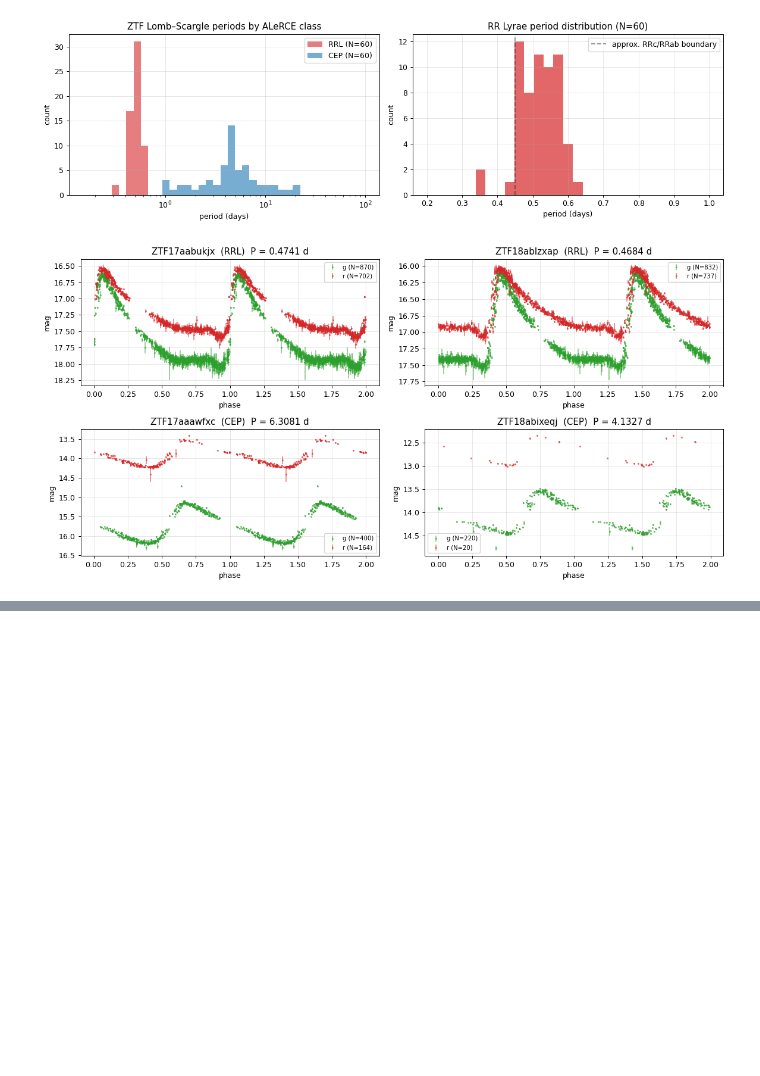
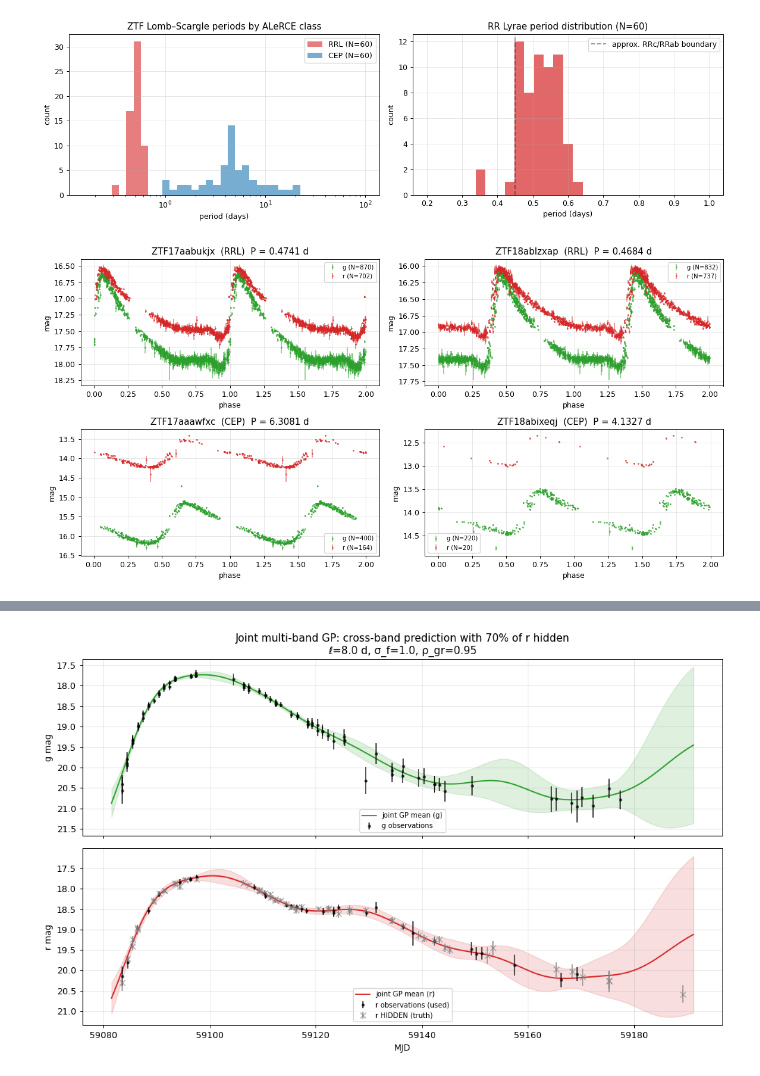
Before and after one commit to fforster/AS4501, a Jupyter notebook: Timeseries/timeseries_examples.ipynb, the cells around one changed output, grey strips where cells are left out. Drawn from its saved outputs; the diff is of its cells as text; code cells hidden in the pictures; blank space fills up the shorter version.

```diff
--- a/Timeseries/timeseries_examples.ipynb
+++ b/Timeseries/timeseries_examples.ipynb
@@ -1505,3 +1660,84 @@ plt.tight_layout(); plt.show()
+# %%
+def coreg_kernel(X1, X2, ell, sigma_f, B):
+    """X[:,0] = time,  X[:,1] = band index (0 or 1)."""
+    dt = X1[:, 0, None] - X2[None, :, 0]
+    kt = sigma_f**2 * np.exp(-0.5 * (dt / ell) ** 2)
+    b1 = X1[:, 1].astype(int)
+    b2 = X2[:, 1].astype(int)
+    kb = B[b1[:, None], b2[None, :]]
+    return kt * kb
+
+def fit_coreg(X_train, y_train, sigma_train, X_test, ell, sigma_f, rho):
+    """ICM with a parameterized band-correlation matrix B = [[1, rho],[rho, 1]]."""
+    B = np.array([[1.0, rho], [rho, 1.0]])
+    K   = coreg_kernel(X_train, X_train, ell, sigma_f, B) + np.diag(sigma_train**2)
+    K_s = coreg_kernel(X_test,  X_train, ell, sigma_f, B)
+    K_ss= coreg_kernel(X_test,  X_test,  ell, sigma_f, B)
+    L   = np.linalg.cholesky(K + 1e-6 * np.eye(len(K)))
+    alpha = np.linalg.solve(L.T, np.linalg.solve(L, y_train))
+    mu  = K_s @ alpha
+    v   = np.linalg.solve(L, K_s.T)
+    return mu, np.sqrt(np.clip(np.diag(K_ss - v.T @ v), 0, None))
+
+def stack(sn, hide_r_mask=None):
+    """Stack g and r into (X, y, sigma) arrays with a band column."""
+    t_g, y_g, s_g = map(np.asarray, (sn['t_g'], sn['y_g'], sn['s_g']))
+    t_r, y_r, s_r = map(np.asarray, (sn['t_r'], sn['y_r'], sn['s_r']))
+    if hide_r_mask is not None:
+        t_r, y_r, s_r = t_r[~hide_r_mask], y_r[~hide_r_mask], s_r[~hide_r_mask]
+    X = np.vstack([np.column_stack([t_g, np.zeros_like(t_g)]),
+                   np.column_stack([t_r, np.ones_like(t_r)])])
+    y = np.concatenate([y_g, y_r])
+    s = np.concatenate([s_g, s_r])
+    # subtract per-band means (zero-mean prior assumption)
+    means = np.array([y[X[:, 1] == 0].mean(), y[X[:, 1] == 1].mean()])
+    y0 = y - means[X[:, 1].astype(int)]
+    return X, y0, s, means
+
+# Build a test grid covering both bands
+t_min = min(min(sn['t_g']), min(sn['t_r']))
+t_max = max(max(sn['t_g']), max(sn['t_r']))
+t_grid = np.linspace(t_min - 2, t_max + 2, 400)
+X_test = np.vstack([np.column_stack([t_grid, np.zeros_like(t_grid)]),
+                    np.column_stack([t_grid, np.ones_like(t_grid)])])
+
+# Hide ~70% of r-band detections to demonstrate cross-band recovery
+rng = np.random.default_rng(1)
+r_full = np.asarray(sn['y_r'])
+hide = rng.random(r_full.size) < 0.7
+
+# Hyperparameters chosen by hand for the demo (tune ell to the SN timescale)
+ell, sigma_f, rho = 8.0, 1.0, 0.95
+
+X_train, y_train, sigma_train, means = stack(sn, hide_r_mask=hide)
+mu, std = fit_coreg(X_train, y_train, sigma_train, X_test, ell, sigma_f, rho)
+mu_full = mu + np.r_[np.full(t_grid.size, means[0]),
+                      np.full(t_grid.size, means[1])]
+
+# Held-out r-band detections (for plotting "ground truth" we hide)
+t_r_full = np.asarray(sn['t_r']);  s_r_full = np.asarray(sn['s_r'])
+fig, axes = plt.subplots(2, 1, figsize=(11, 7), sharex=True)
+for ax, b, letter, color in [(axes[0], 0, 'g', 'C2'), (axes[1], 1, 'r', 'C3')]:
+    msk = X_test[:, 1] == b
+    ax.fill_between(X_test[msk, 0], mu_full[msk] - 2*std[msk], mu_full[msk] + 2*std[msk],
+                    alpha=0.15, color=color)
+    ax.plot(X_test[msk, 0], mu_full[msk], '-', color=color, lw=1.5,
+            label=f'joint GP mean ({letter})')
+    if b == 0:
+        ax.errorbar(sn['t_g'], sn['y_g'], yerr=sn['s_g'], fmt='.', ms=5, alpha=0.7,
+                    color='k', label='g observations')
+    else:
+        ax.errorbar(t_r_full[~hide], r_full[~hide], yerr=s_r_full[~hide],
+                    fmt='.', ms=5, alpha=0.7, color='k', label='r observations (used)')
+        ax.errorbar(t_r_full[hide], r_full[hide], yerr=s_r_full[hide],
+                    fmt='x', ms=6, alpha=0.7, color='gray', label='r HIDDEN (truth)')
+    ax.invert_yaxis(); ax.set_ylabel(f'{letter} mag'); ax.legend(fontsize=8)
+axes[1].set_xlabel('MJD')
+axes[0].set_title(f'Joint multi-band GP: cross-band prediction with 70% of r hidden\n'
+                   f'ℓ={ell} d, σ_f={sigma_f}, ρ_gr={rho}')
+plt.tight_layout(); plt.show()
+# %% [output]
+[figure, added]
 # %% [markdown]
 ## 43. Summary
 > 📖 PDF page 87
```
Also changed, not shown: parts of 10 cells of this notebook, 6 other files.
